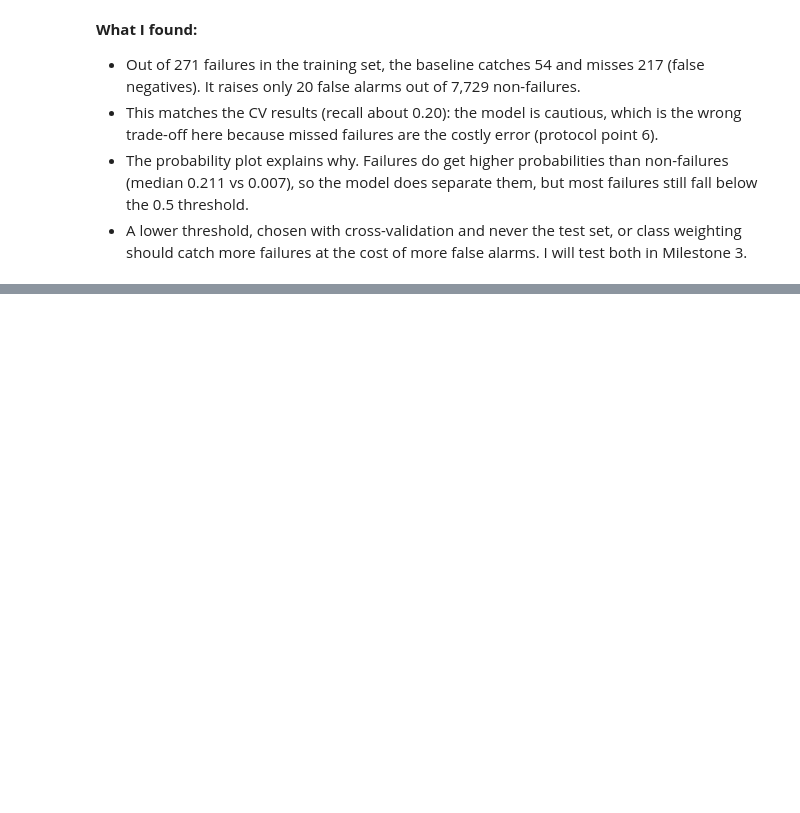
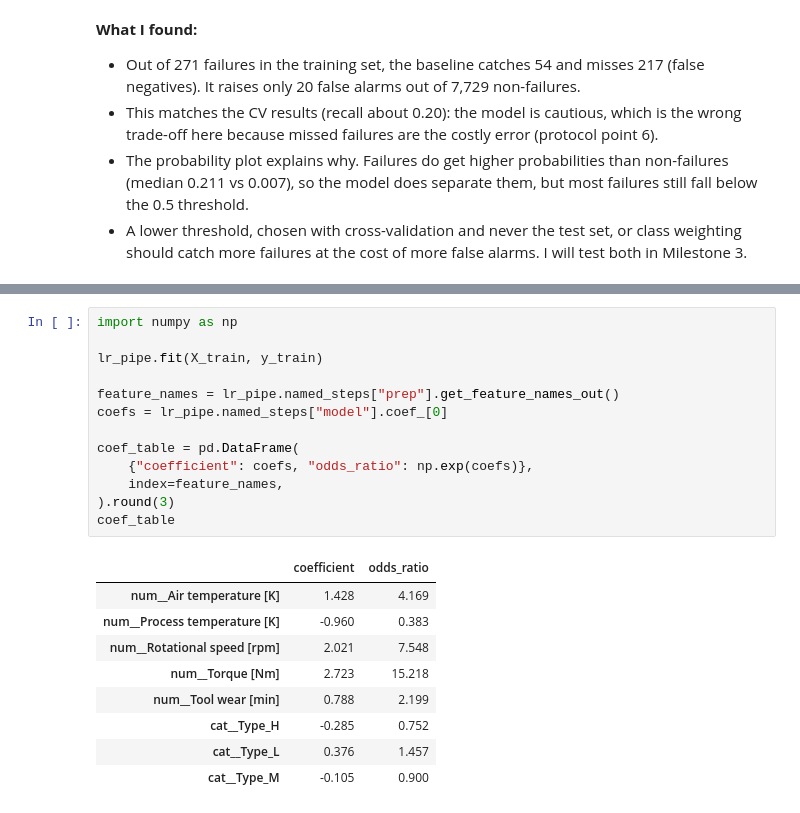
Before and after one commit to NathanL05/ct4101-ml-portfolio, a Jupyter notebook: notebooks/02_baseline.ipynb, the cells around one changed output, grey strips where cells are left out. Saved outputs shown, nothing was run; the diff lists cells and outputs as text; blank space fills up the shorter version.

```diff
--- a/notebooks/02_baseline.ipynb
+++ b/notebooks/02_baseline.ipynb
@@ -215,0 +219,23 @@ Median probability, failure:    0.211
+# %%
+import numpy as np
+
+lr_pipe.fit(X_train, y_train)
+
+feature_names = lr_pipe.named_steps["prep"].get_feature_names_out()
+coefs = lr_pipe.named_steps["model"].coef_[0]
+
+coef_table = pd.DataFrame(
+    {"coefficient": coefs, "odds_ratio": np.exp(coefs)},
+    index=feature_names,
+).round(3)
+coef_table
+# %% [output]
+|  | coefficient | odds_ratio |
+| num__Air temperature [K] | 1.428 | 4.169 |
+| num__Process temperature [K] | -0.960 | 0.383 |
+| num__Rotational speed [rpm] | 2.021 | 7.548 |
+| num__Torque [Nm] | 2.723 | 15.218 |
+| num__Tool wear [min] | 0.788 | 2.199 |
+| cat__Type_H | -0.285 | 0.752 |
+| cat__Type_L | 0.376 | 1.457 |
+| cat__Type_M | -0.105 | 0.900 |
```
Also changed, not shown: parts of 4 cells of this notebook, 1 other file.
